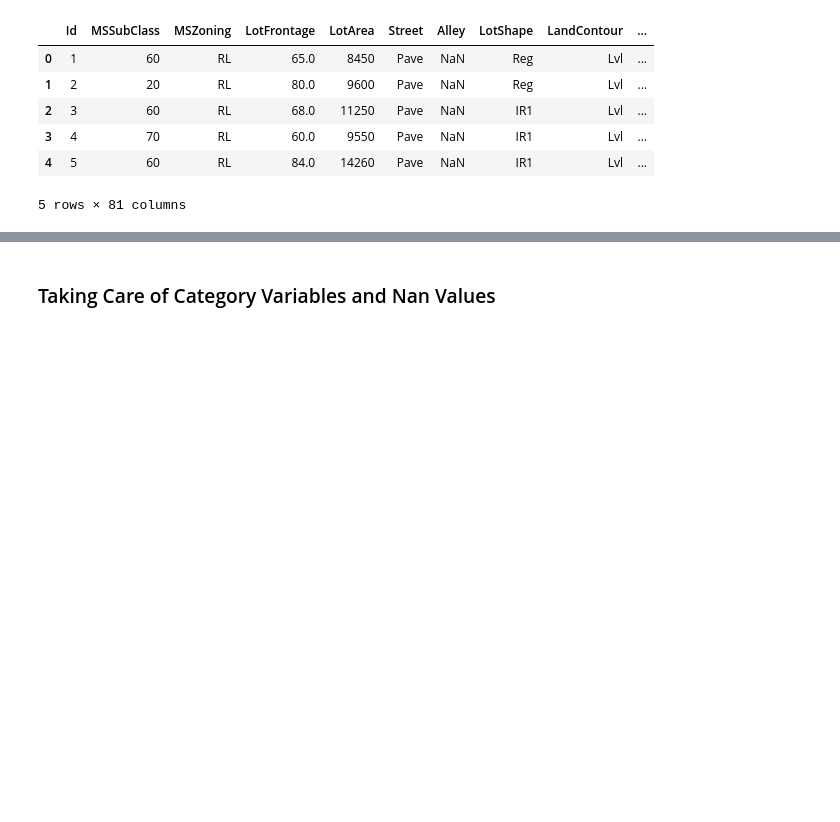
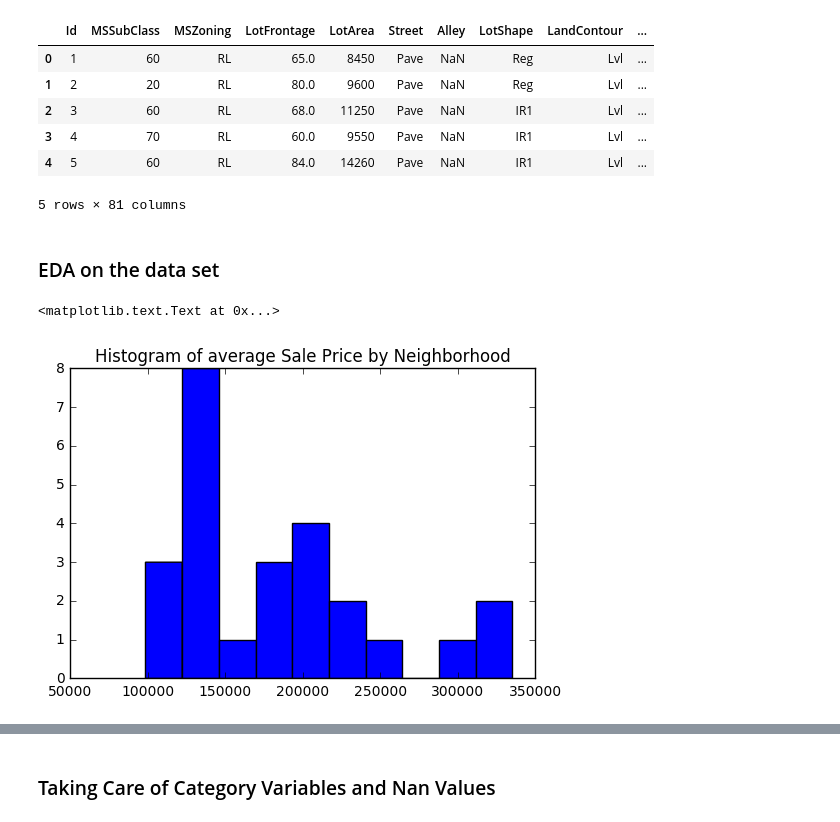
Before and after one commit to lyang24/KaggleComp, a Jupyter notebook: Houses+sales.ipynb, the cells around one changed output, grey strips where cells are left out. Cells and saved outputs as stored; diff of their text form; code cells hidden in the pictures; blank space fills up the shorter version.

```diff
--- a/Houses+sales.ipynb
+++ b/Houses+sales.ipynb
@@ -17,4 +36,4 @@ X.head()
 | 4 | 5 | 60 | RL | 84.0 | 14260 | Pave | NaN | IR1 | Lvl | ... |
 5 rows × 81 columns
 # %%
-X.pop('Id')
+dumped = X.pop('Id')
@@ -22,0 +40,9 @@ y = X.pop('SalePrice')
+# %% [markdown]
+### EDA on the data set
+# %%
+%matplotlib inline
+plt.hist(X.groupby('Neighborhood')['SalePrice'].mean())
+plt.title('Histogram of average Sale Price by Neighborhood')
+# %% [output]
+<matplotlib.text.Text at 0x...>
+[figure, added]
```
Also changed, not shown: parts of 57 cells of this notebook.
